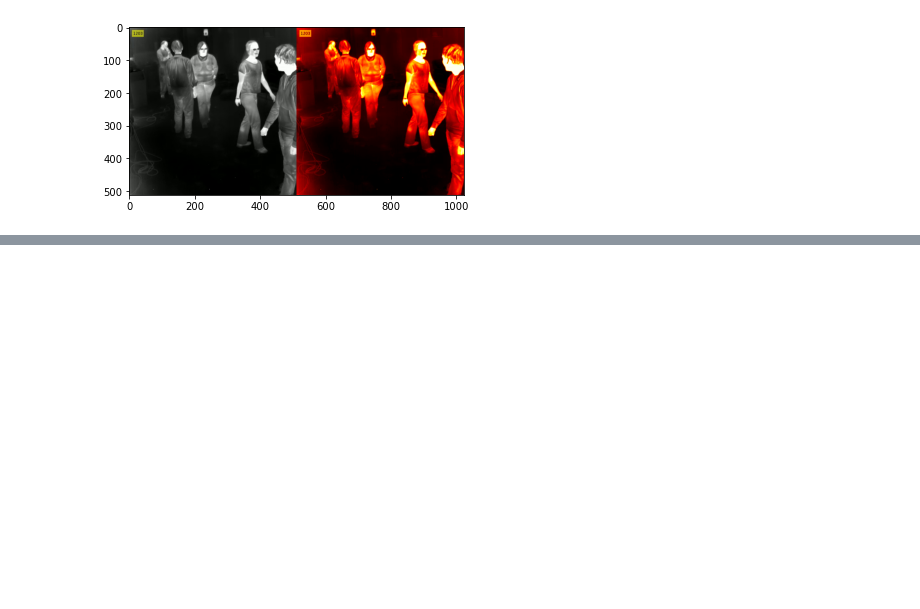
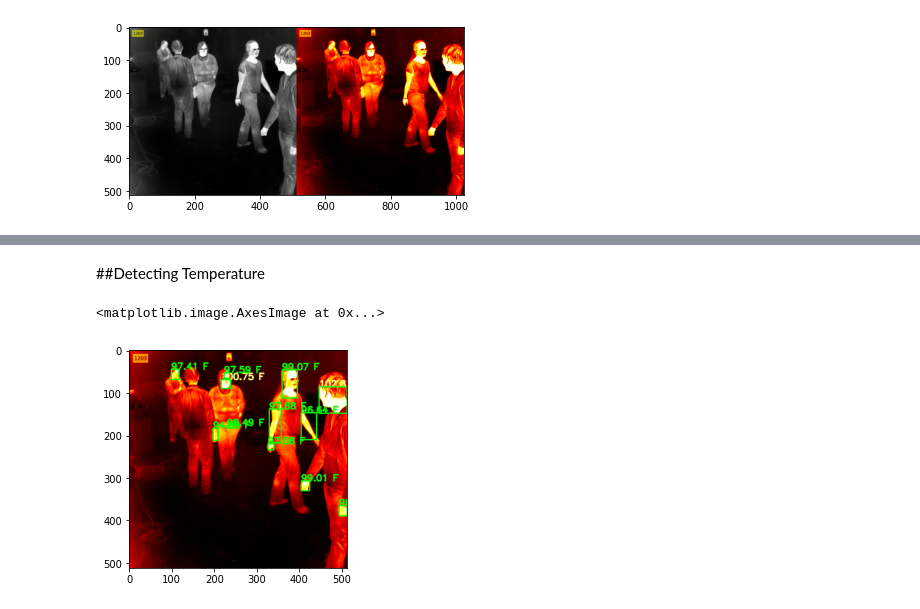
Before and after one commit to dsc-tiu/open-source-ml-ai, a Jupyter notebook: Thermal Images/thermal_image_processing.ipynb, the cells around one changed output, grey strips where cells are left out. Drawn from its saved outputs; the diff is of its cells as text; code cells hidden in the pictures; blank space fills up the shorter version.

```diff
--- a/Thermal Images/thermal_image_processing.ipynb
+++ b/Thermal Images/thermal_image_processing.ipynb
@@ -60,0 +82,30 @@ plt.imshow(stacked)
+# %% [markdown]
+##Detecting Temperature
+# %%
+contours, _ = cv2.findContours(image_opening, 1, 2)
+
+rectangles = np.copy(heatmap)
+
+for i in contours:
+    # creating rectangles over each contours
+    x, y, a, b = cv2.boundingRect(i)
+
+    # Creating Boolean Matrix.
+    mask = np.zeros_like(heatmap_gray)
+    cv2.drawContours(mask, i, -1, 255, -1)
+
+    # Mean of only those pixels which are in blocks and not the whole rectangle selected
+    mean = convert_to_temperature(cv2.mean(heatmap_gray, mask=mask)[0])
+
+    # Colors for rectangles
+    temperature = round(mean, 2)
+    color = (0, 255, 0) if temperature < 100.5 else (255, 255, 127)
+
+    cv2.putText(rectangles, "{} F".format(temperature), (x, y), cv2.FONT_HERSHEY_SIMPLEX, 0.7, color, 2, cv2.LINE_AA)
+    # For Visualisation
+    rectangles = cv2.rectangle(rectangles, (x, y), (x+a, y+b), (0, 255, 0), 2)
+
+plt.imshow(rectangles)
+# %% [output]
+<matplotlib.image.AxesImage at 0x...>
+[figure, added]
```
Also changed, not shown: parts of 4 cells of this notebook.
